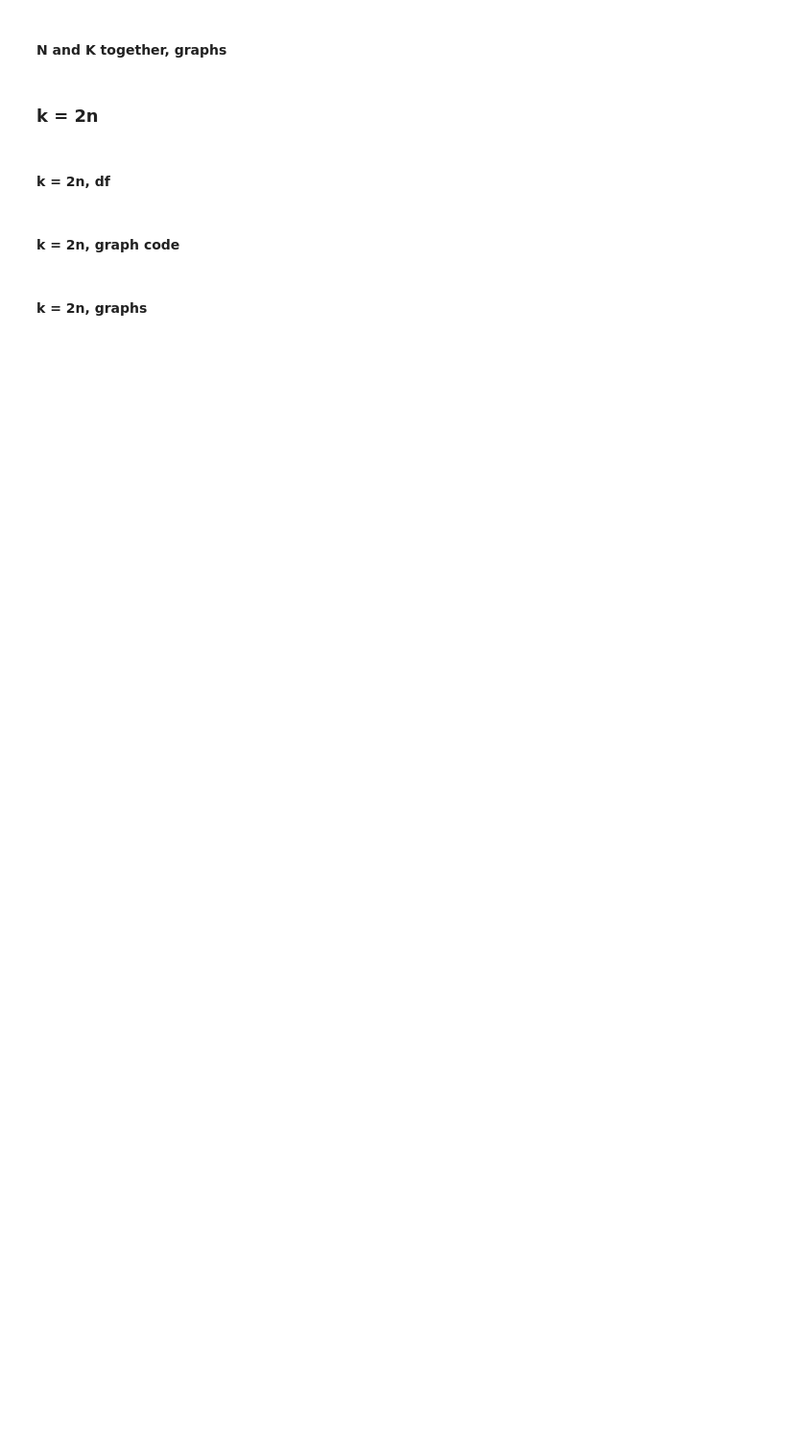
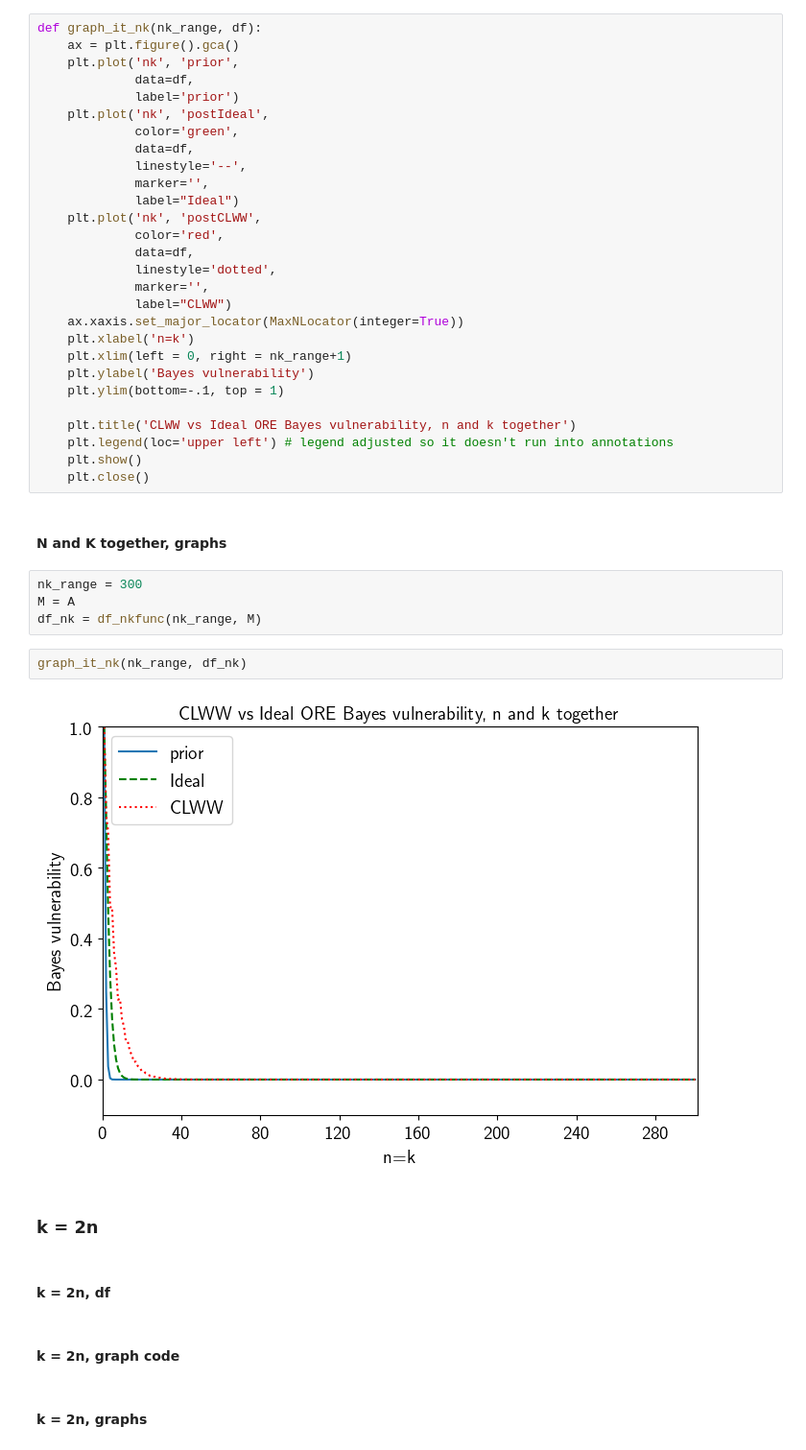
Before and after one commit to majk12/ore, a Jupyter notebook: clww_vs_ideal.ipynb, the cells around one changed output. Shown at 96% size. Cells and saved outputs as stored; diff of their text form; blank space fills up the shorter version.

```diff
--- a/clww_vs_ideal.ipynb
+++ b/clww_vs_ideal.ipynb
@@ -247,7 +335,43 @@ graph_it_vs(n_range, k, df100)
 # %% [markdown]
 #### N and K together, graph code
+# %%
+def graph_it_nk(nk_range, df):
+    ax = plt.figure().gca()
+    plt.plot('nk', 'prior',
+             data=df,
+             label='prior')
+    plt.plot('nk', 'postIdeal',
+             color='green',
+             data=df,
+             linestyle='--',
+             marker='',
+             label="Ideal")
+    plt.plot('nk', 'postCLWW',
+             color='red',
+             data=df,
+             linestyle='dotted',
+             marker='',
+             label="CLWW")
+    ax.xaxis.set_major_locator(MaxNLocator(integer=True))
+    plt.xlabel('n=k')
+    plt.xlim(left = 0, right = nk_range+1)
+    plt.ylabel('Bayes vulnerability')
+    plt.ylim(bottom=-.1, top = 1)
+
+    plt.title('CLWW vs Ideal ORE Bayes vulnerability, n and k together')
+    plt.legend(loc='upper left') # legend adjusted so it doesn't run into annotations
+    plt.show()
+    plt.close()
 # %% [markdown]
 #### N and K together, graphs
+# %%
+nk_range = 300
+M = A
+df_nk = df_nkfunc(nk_range, M)
+# %%
+graph_it_nk(nk_range, df_nk)
+# %% [output]
+[figure, added]
 # %% [markdown]
 ### k = 2n
 # %% [markdown]
```
Also changed, not shown: parts of 11 cells of this notebook.
